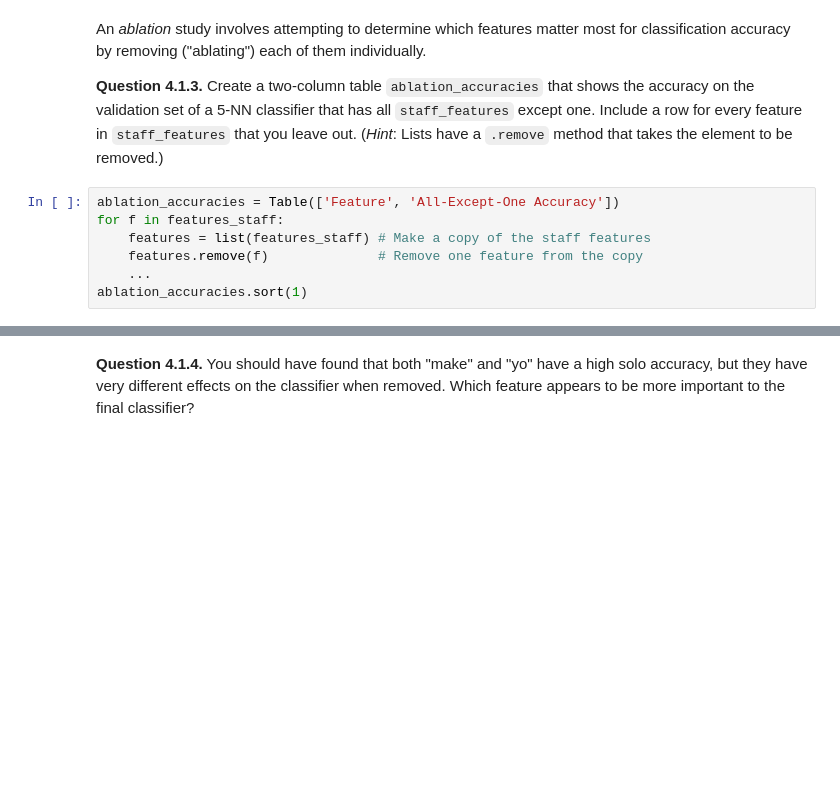
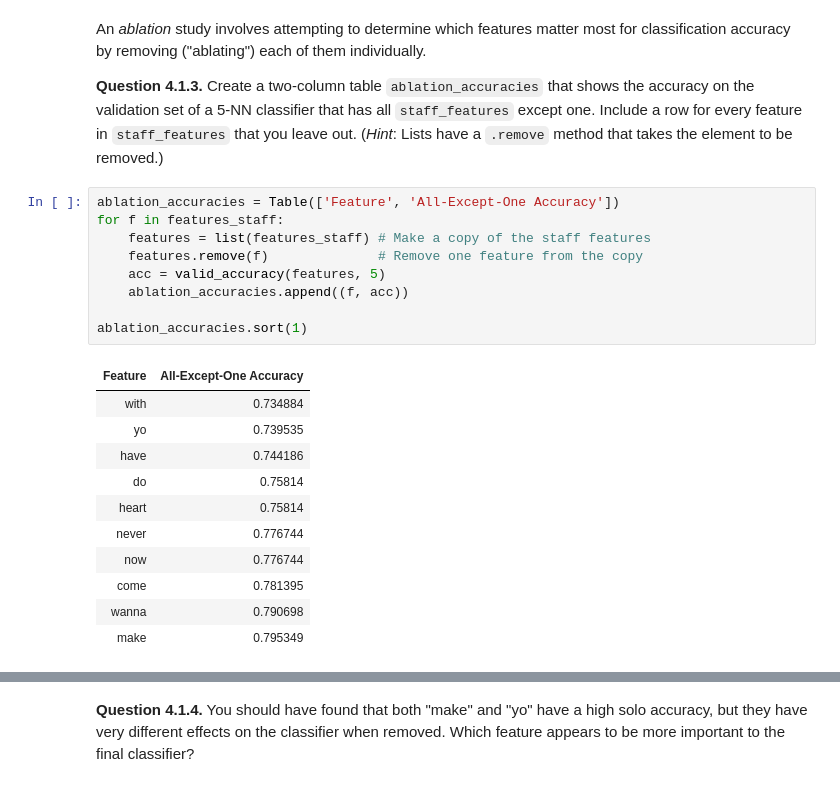
Before and after one commit to data-8/data8assets, a Jupyter notebook: labs/project2/project2.ipynb, the cells around one changed output, grey strips where cells are left out. Cells and saved outputs as stored; diff of their text form; blank space fills up the shorter version.

```diff
--- a/labs/project2/project2.ipynb
+++ b/labs/project2/project2.ipynb
@@ -815,9 +793,23 @@ An *ablation* study involves attempting to determine which features matter most
 # %%
 ablation_accuracies = Table(['Feature', 'All-Except-One Accuracy'])
 for f in features_staff:
     features = list(features_staff) # Make a copy of the staff features
     features.remove(f)              # Remove one feature from the copy
-    ...
+    acc = valid_accuracy(features, 5)
+    ablation_accuracies.append((f, acc))
+
 ablation_accuracies.sort(1)
+# %% [output]
+| Feature | All-Except-One Accuracy |
+| with | 0.734884 |
+| yo | 0.739535 |
+| have | 0.744186 |
+| do | 0.75814 |
+| heart | 0.75814 |
+| never | 0.776744 |
+| now | 0.776744 |
+| come | 0.781395 |
+| wanna | 0.790698 |
+| make | 0.795349 |
 # %%
 _ = project2.grade("q413")
```
Also changed, not shown: parts of 23 cells of this notebook.
